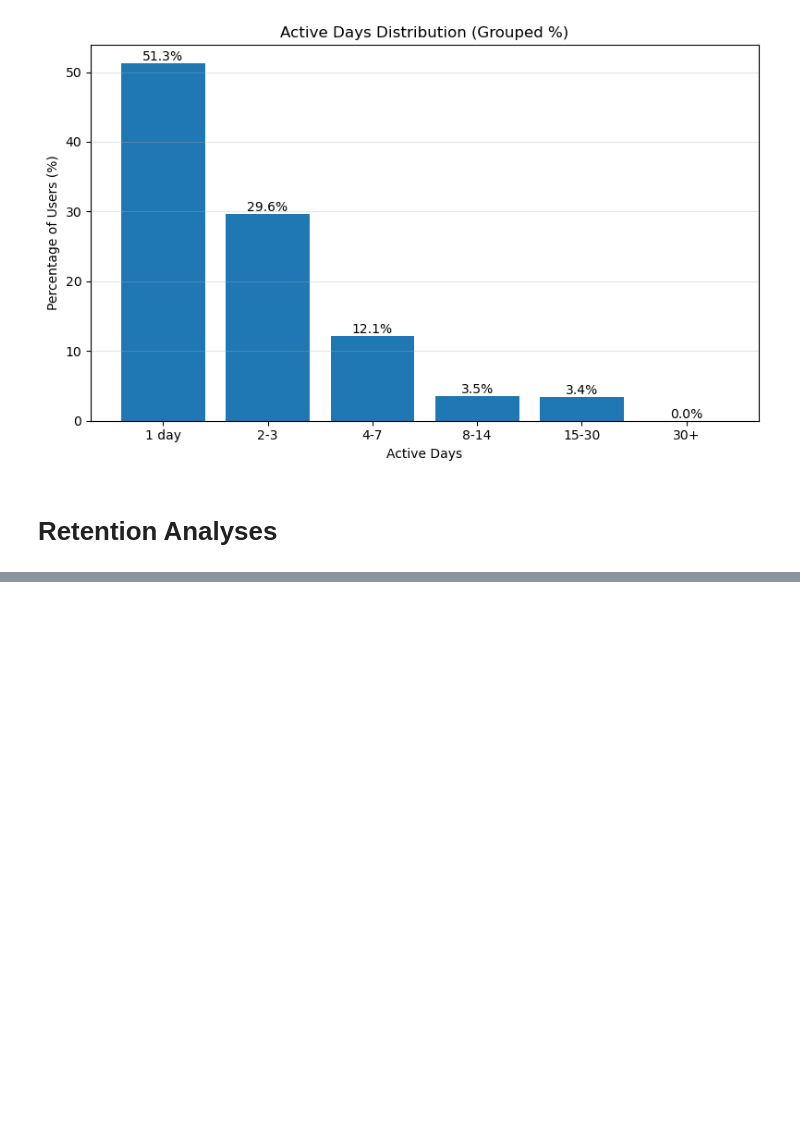
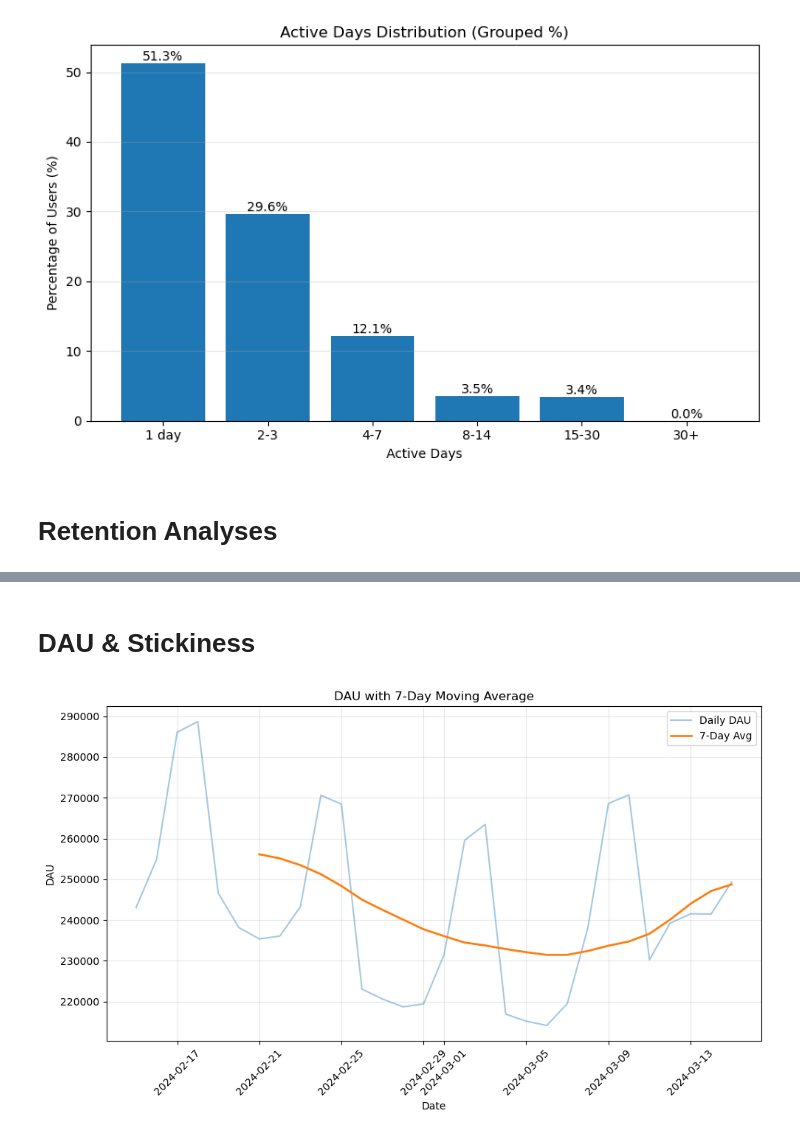
Before and after one commit to utkuayten/vertigo, a Jupyter notebook: notebooks/02_task2.ipynb, the cells around one changed output, grey strips where cells are left out. Cells and saved outputs as stored; diff of their text form; code cells hidden in the pictures; blank space fills up the shorter version.

```diff
--- a/notebooks/02_task2.ipynb
+++ b/notebooks/02_task2.ipynb
@@ -113,0 +259,27 @@ plt.show()
+# %% [markdown]
+# DAU & Stickiness
+# %%
+dau = (
+    df.groupby("event_date")["user_id"]
+    .nunique()
+    .reset_index(name="DAU")
+)
+# %%
+dau["DAU_7day_avg"] = dau["DAU"].rolling(7).mean()
+
+plt.figure(figsize=(10, 6))
+
+plt.plot(dau["event_date"], dau["DAU"], alpha=0.4, label="Daily DAU")
+plt.plot(dau["event_date"], dau["DAU_7day_avg"], linewidth=2, label="7-Day Avg")
+
+plt.xlabel("Date")
+plt.ylabel("DAU")
+plt.title("DAU with 7-Day Moving Average")
+
+plt.grid(alpha=0.3)
+plt.legend()
+plt.xticks(rotation=45)
+plt.tight_layout()
+plt.show()
+# %% [output]
+[figure, added]
```
Also changed, not shown: parts of 8 cells of this notebook, 1 other file.
